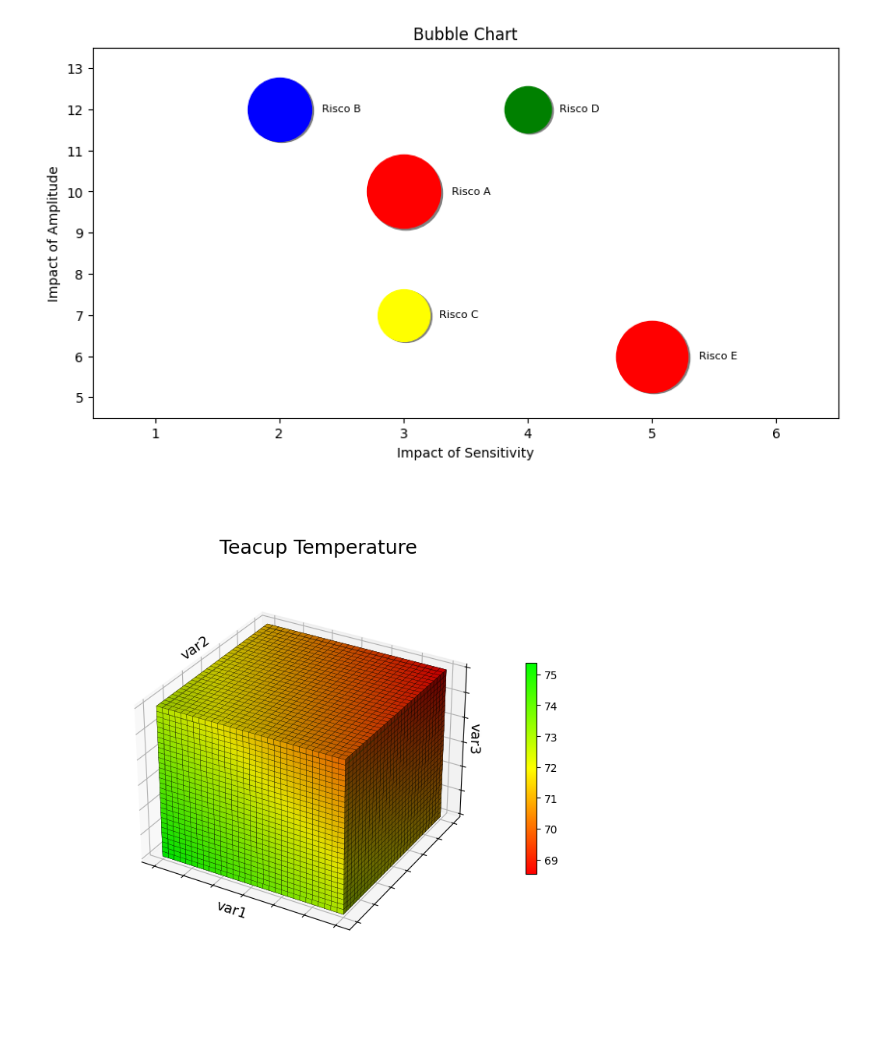
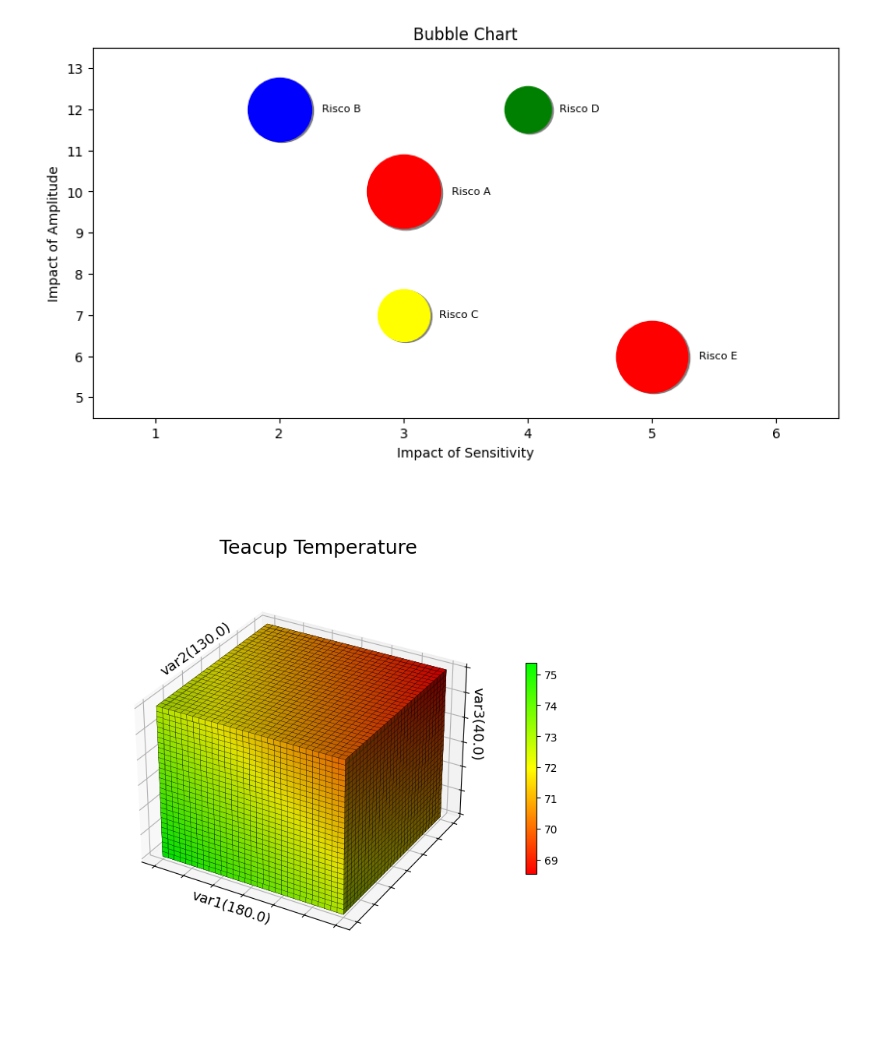
Before and after one commit to jhenrique04/GraphDynamics, a Jupyter notebook: Graphs.ipynb, the cells around one changed output. Cells and saved outputs as stored; diff of their text form; code cells hidden in the pictures.

Commit message:
feat: improve voxel subtitles positions

```diff
--- a/Graphs.ipynb
+++ b/Graphs.ipynb
@@ -80,6 +82,8 @@ plt.show()
 # %% [output]
 [figure]
 # %%
+# Voxel
+
 # Run model to get final values and normalizing them
 final_values = get_values(variable_to_plot, initial_values, model)
 min_value, max_value = min(final_values), max(final_values)
@@ -97,34 +101,34 @@ custom_cmap = LinearSegmentedColormap.from_list(cmap_name, colors, N=256)
 axes = [30, 30, 30]
 data = np.ones(axes, dtype=np.float32)
 x, y, z = np.meshgrid(np.linspace(0, 3, axes[0]),
                       np.linspace(0, 5, axes[1]),
                       np.linspace(0, 5, axes[2]))
 heatmap_data = x + y + z
 heatmap_normalized = (heatmap_data - heatmap_data.min()) / (heatmap_data.max() - heatmap_data.min())
 colors = custom_cmap(heatmap_normalized)
 
 # 3D Plotting
 fig = plt.figure(figsize=(7, 7))
 ax = fig.add_subplot(111, projection='3d')
 voxels = ax.voxels(data, facecolors=colors, alpha=1, edgecolor='k', linewidth=0.2)
 ax.set_xticklabels([])
 ax.set_yticklabels([])
 ax.set_zticklabels([])
 
 # 2D Plotting
 ax2d = fig.add_axes([0, 0, 1, 1], frameon=False)
 ax2d.set_xticks([])
 ax2d.set_yticks([])
 ax2d.text(0.5, 0.9, f'{variable_to_plot}', fontsize=18, fontweight='normal', ha='center', va='center')
-ax2d.text(0.34, 0.215, f'var1', ha="center", va="bottom", fontsize=13, rotation=-18.2)
-ax2d.text(0.275, 0.69, f'var2', ha="center", va="bottom", fontsize=13, rotation=35)
-ax2d.text(0.785, 0.5205, f'var3', ha="center", va="bottom", fontsize=13, rotation=267.7)
+ax2d.text(0.34, 0.205, f'var1({initial_values[0]})', ha="center", va="bottom", fontsize=13, rotation=-18.2)
+ax2d.text(0.275, 0.66, f'var2({initial_values[1]})', ha="center", va="bottom", fontsize=13, rotation=35)
+ax2d.text(0.79, 0.51, f'var3({initial_values[2]})', ha="center", va="bottom", fontsize=13, rotation=268.5)
 
 # Colorbar
 sm = cm.ScalarMappable(cmap=custom_cmap.reversed(), norm=plt.Normalize(vmin=min_value, vmax=max_value))
 sm.set_array([])
 fig.colorbar(sm, ax=ax, orientation='vertical', fraction=0.025, pad=0.1)
 
 plt.show()
 # %% [output]
-[figure, old version]
+[figure, new version]
```
Also changed, not shown: parts of 1 cell of this notebook.
